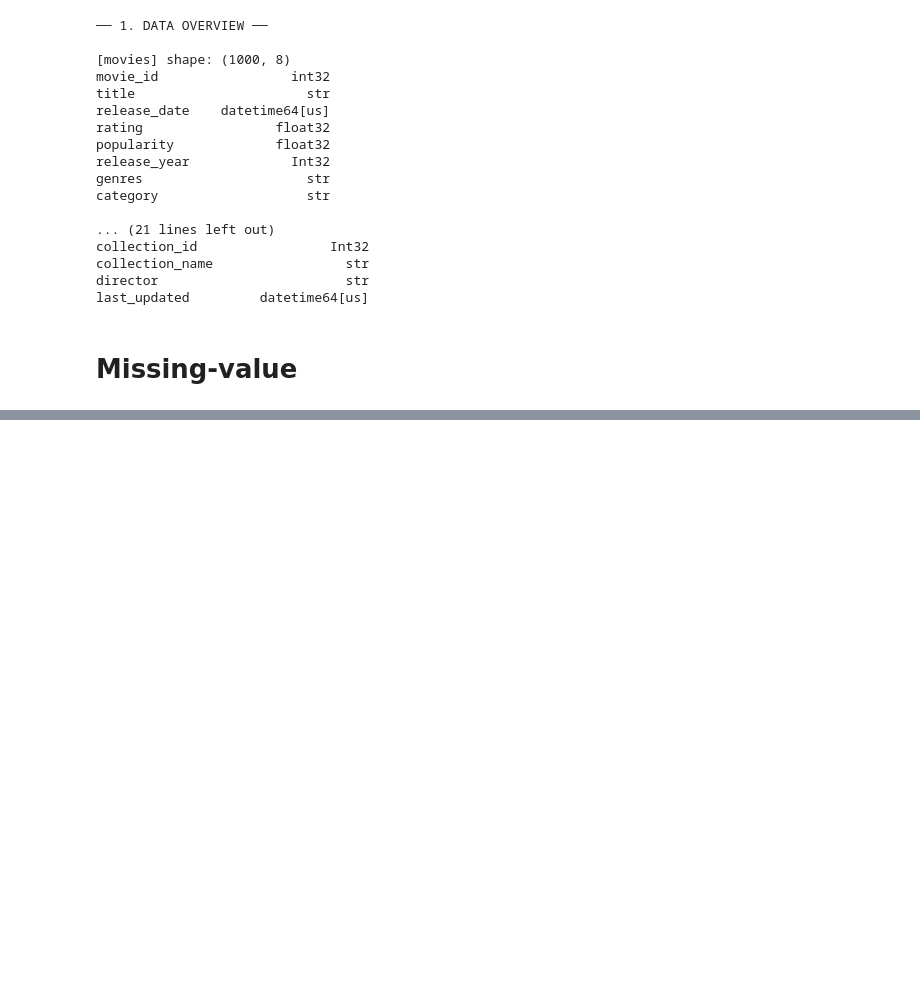
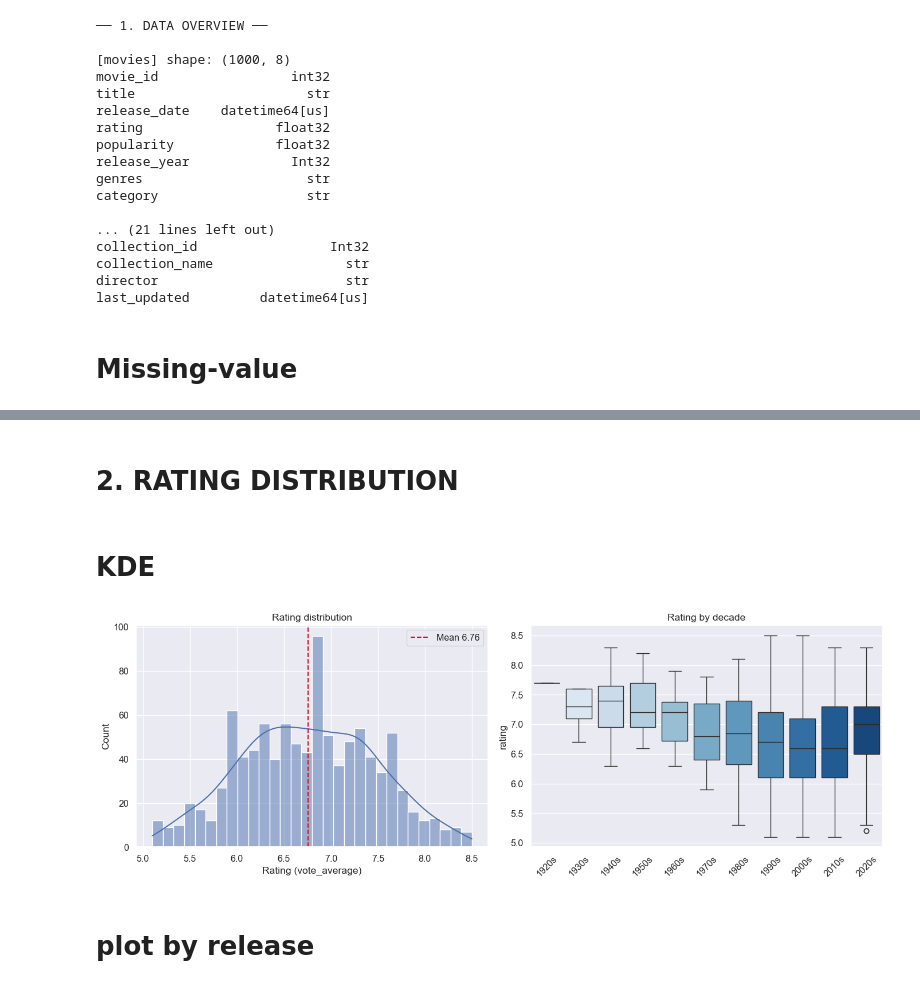
Before and after one commit to GrannyApples/Grupp7_Datavisualisering_DE_UX, a Jupyter notebook: notebooks/eda_anton.ipynb, the cells around one changed output, grey strips where cells are left out. Saved outputs shown, nothing was run; the diff lists cells and outputs as text; code cells hidden in the pictures; blank space fills up the shorter version.

```diff
--- a/notebooks/eda_anton.ipynb
+++ b/notebooks/eda_anton.ipynb
@@ -174,0 +174,24 @@ savefig("01_missing_values")
+# %% [markdown]
+# 2. RATING DISTRIBUTION
+# %% [markdown]
+# KDE
+# %%
+fig, axes = plt.subplots(1, 2, figsize=(14, 5))
+sns.histplot(df["rating"], bins=30, kde=True, color=NEUTRAL, ax=axes[0])
+axes[0].axvline(df["rating"].mean(), color=ACCENT, linestyle="--", label=f"Mean {df['rating'].mean():.2f}")
+axes[0].legend()
+axes[0].set_title("Rating distribution")
+axes[0].set_xlabel("Rating (vote_average)")
+df["decade"] = (df["release_year"] // 10 * 10).astype("Int64").astype(str) + "s"
+decade_order = sorted(df["decade"].dropna().unique())
+sns.boxplot(data=df.dropna(subset=["decade"]), x="decade", y="rating",
+            order=decade_order, palette="Blues", ax=axes[1])
+axes[1].set_title("Rating by decade")
+axes[1].set_xlabel("")
+axes[1].tick_params(axis="x", rotation=45)
+
+plt.tight_layout()
+# %% [output]
+[figure, added]
+# %% [markdown]
+# plot by release
```
Also changed, not shown: parts of 9 cells of this notebook, 1 other file.
